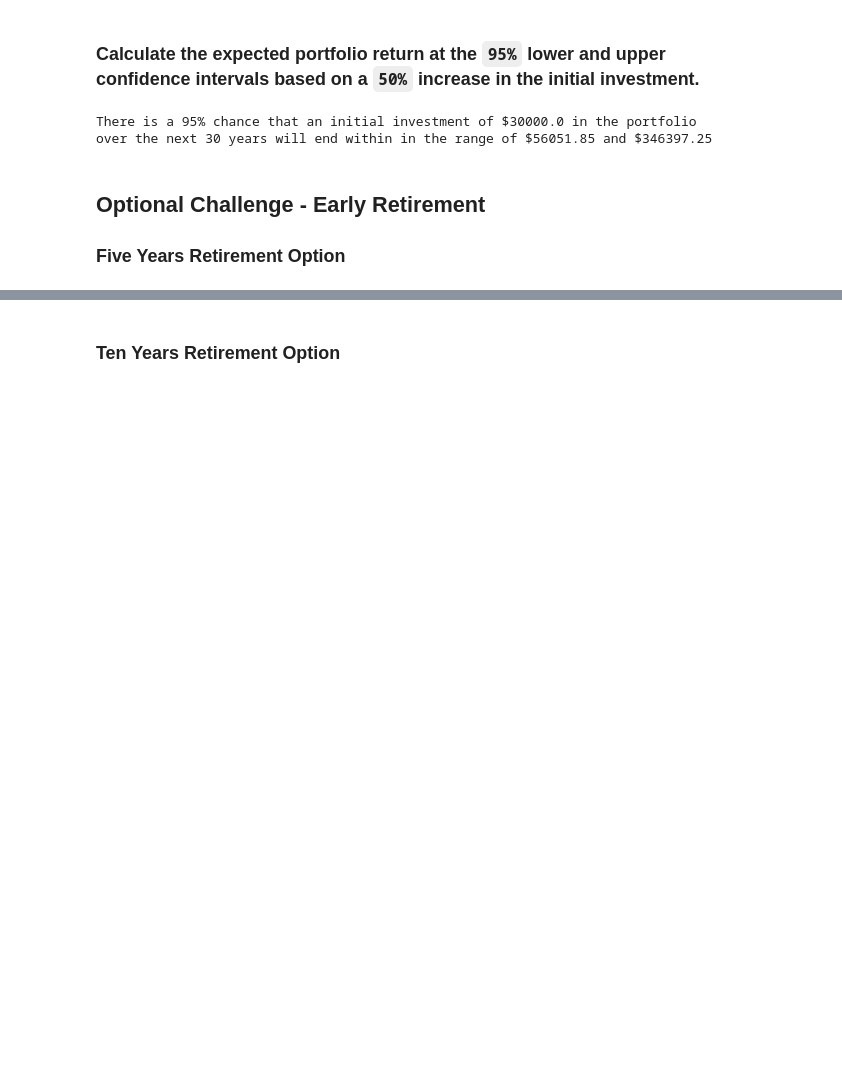
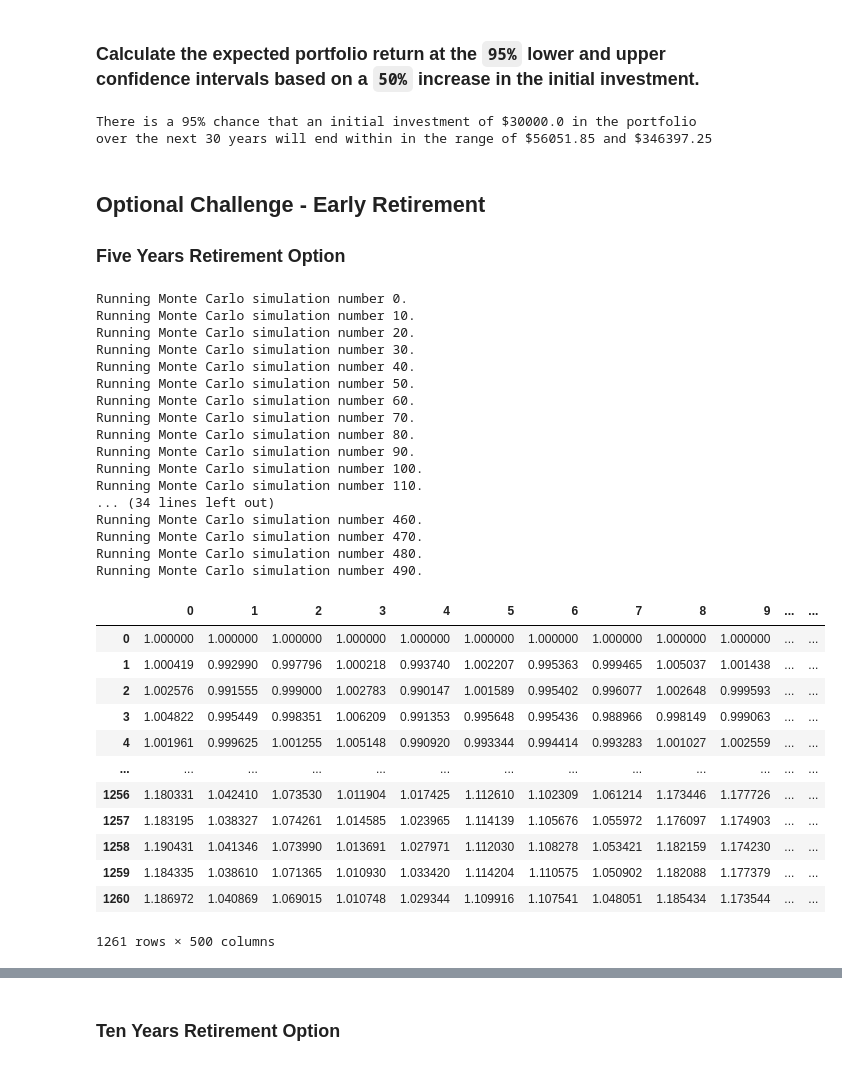
Before and after one commit to nikanikachan/5finplanhw, a Jupyter notebook: financial-planner.ipynb, the cells around one changed output, grey strips where cells are left out. Cells and saved outputs as stored; diff of their text form; code cells hidden in the pictures; blank space fills up the shorter version.

```diff
--- a/financial-planner.ipynb
+++ b/financial-planner.ipynb
@@ -376,3 +380,34 @@ There is a 95% chance that an initial investment of $30000.0 in the portfolio ov
 # %%
-# Configuring a Monte Carlo simulation to forecast 5 years cumulative returns
-# YOUR CODE HERE!
+# Running a Monte Carlo simulation to forecast 5 years cumulative returns
+MC_fiveyr_dist.calc_cumulative_return()
+# %% [output]
+Running Monte Carlo simulation number 0.
+Running Monte Carlo simulation number 10.
+Running Monte Carlo simulation number 20.
+Running Monte Carlo simulation number 30.
+Running Monte Carlo simulation number 40.
+Running Monte Carlo simulation number 50.
+Running Monte Carlo simulation number 60.
+Running Monte Carlo simulation number 70.
+Running Monte Carlo simulation number 80.
+Running Monte Carlo simulation number 90.
+Running Monte Carlo simulation number 100.
+Running Monte Carlo simulation number 110.
+... (34 lines left out)
+Running Monte Carlo simulation number 460.
+Running Monte Carlo simulation number 470.
+Running Monte Carlo simulation number 480.
+Running Monte Carlo simulation number 490.
+|  | 0 | 1 | 2 | 3 | 4 | 5 | 6 | 7 | 8 | 9 | ... | ... |
+| 0 | 1.000000 | 1.000000 | 1.000000 | 1.000000 | 1.000000 | 1.000000 | 1.000000 | 1.000000 | 1.000000 | 1.000000 | ... | ... |
+| 1 | 1.000419 | 0.992990 | 0.997796 | 1.000218 | 0.993740 | 1.002207 | 0.995363 | 0.999465 | 1.005037 | 1.001438 | ... | ... |
+| 2 | 1.002576 | 0.991555 | 0.999000 | 1.002783 | 0.990147 | 1.001589 | 0.995402 | 0.996077 | 1.002648 | 0.999593 | ... | ... |
+| 3 | 1.004822 | 0.995449 | 0.998351 | 1.006209 | 0.991353 | 0.995648 | 0.995436 | 0.988966 | 0.998149 | 0.999063 | ... | ... |
+| 4 | 1.001961 | 0.999625 | 1.001255 | 1.005148 | 0.990920 | 0.993344 | 0.994414 | 0.993283 | 1.001027 | 1.002559 | ... | ... |
+| ... | ... | ... | ... | ... | ... | ... | ... | ... | ... | ... | ... | ... |
+| 1256 | 1.180331 | 1.042410 | 1.073530 | 1.011904 | 1.017425 | 1.112610 | 1.102309 | 1.061214 | 1.173446 | 1.177726 | ... | ... |
+| 1257 | 1.183195 | 1.038327 | 1.074261 | 1.014585 | 1.023965 | 1.114139 | 1.105676 | 1.055972 | 1.176097 | 1.174903 | ... | ... |
+| 1258 | 1.190431 | 1.041346 | 1.073990 | 1.013691 | 1.027971 | 1.112030 | 1.108278 | 1.053421 | 1.182159 | 1.174230 | ... | ... |
+| 1259 | 1.184335 | 1.038610 | 1.071365 | 1.010930 | 1.033420 | 1.114204 | 1.110575 | 1.050902 | 1.182088 | 1.177379 | ... | ... |
+| 1260 | 1.186972 | 1.040869 | 1.069015 | 1.010748 | 1.029344 | 1.109916 | 1.107541 | 1.048051 | 1.185434 | 1.173544 | ... | ... |
+1261 rows × 500 columns
```
Also changed, not shown: parts of 18 cells of this notebook.
